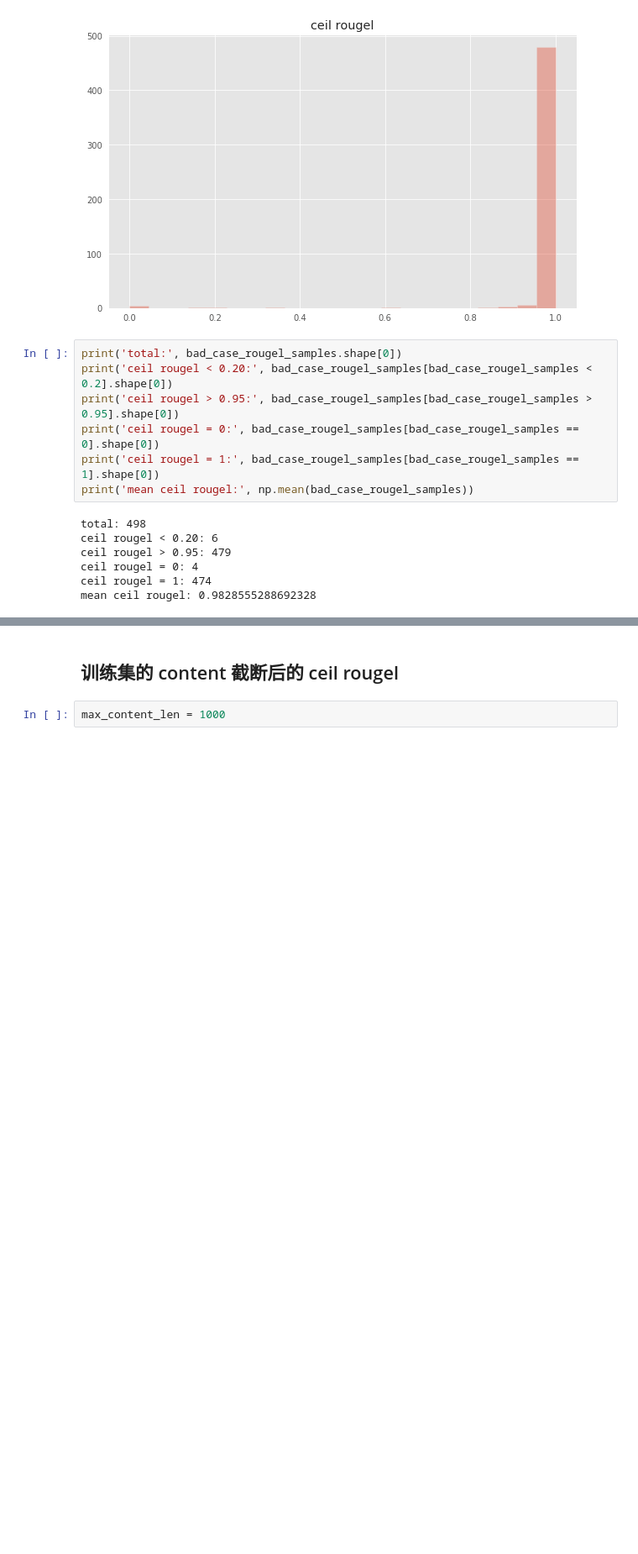
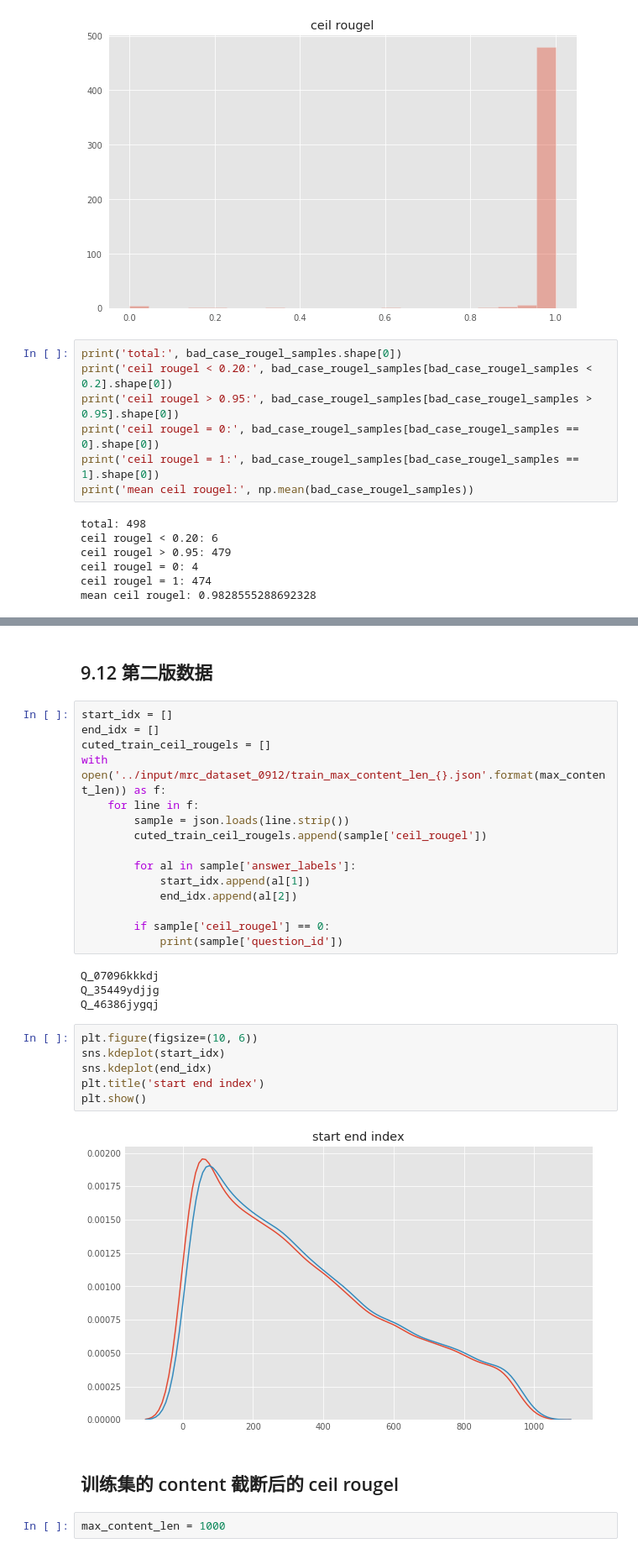
Before and after one commit to SunnyMarkLiu/les-military-mrc-rank7, a Jupyter notebook: notebooks/生成的数据集 ceil rouge 统计.ipynb, the cells around one changed output, grey strips where cells are left out. Shown at 84% size. Cells and saved outputs as stored; diff of their text form; blank space fills up the shorter version.

```diff
--- a/notebooks/生成的数据集 ceil rouge 统计.ipynb
+++ b/notebooks/生成的数据集 ceil rouge 统计.ipynb
@@ -177,3 +231,32 @@ mean ceil rougel: 0.9828555288692328
+# %% [markdown]
+## 9.12 第二版数据
+# %%
+start_idx = []
+end_idx = []
+cuted_train_ceil_rougels = []
+with open('../input/mrc_dataset_0912/train_max_content_len_{}.json'.format(max_content_len)) as f:
+    for line in f:
+        sample = json.loads(line.strip())
+        cuted_train_ceil_rougels.append(sample['ceil_rougel'])
+
+        for al in sample['answer_labels']:
+            start_idx.append(al[1])
+            end_idx.append(al[2])
+
+        if sample['ceil_rougel'] == 0:
+            print(sample['question_id'])
+# %% [output]
+Q_07096kkkdj
+Q_35449ydjjg
+Q_46386jygqj
+# %%
+plt.figure(figsize=(10, 6))
+sns.kdeplot(start_idx)
+sns.kdeplot(end_idx)
+plt.title('start end index')
+plt.show()
+# %% [output]
+[figure, added]
 # %% [markdown]
 ## 训练集的 content 截断后的 ceil rougel
 # %%
```
Also changed, not shown: parts of 19 cells of this notebook, 2 other files.
